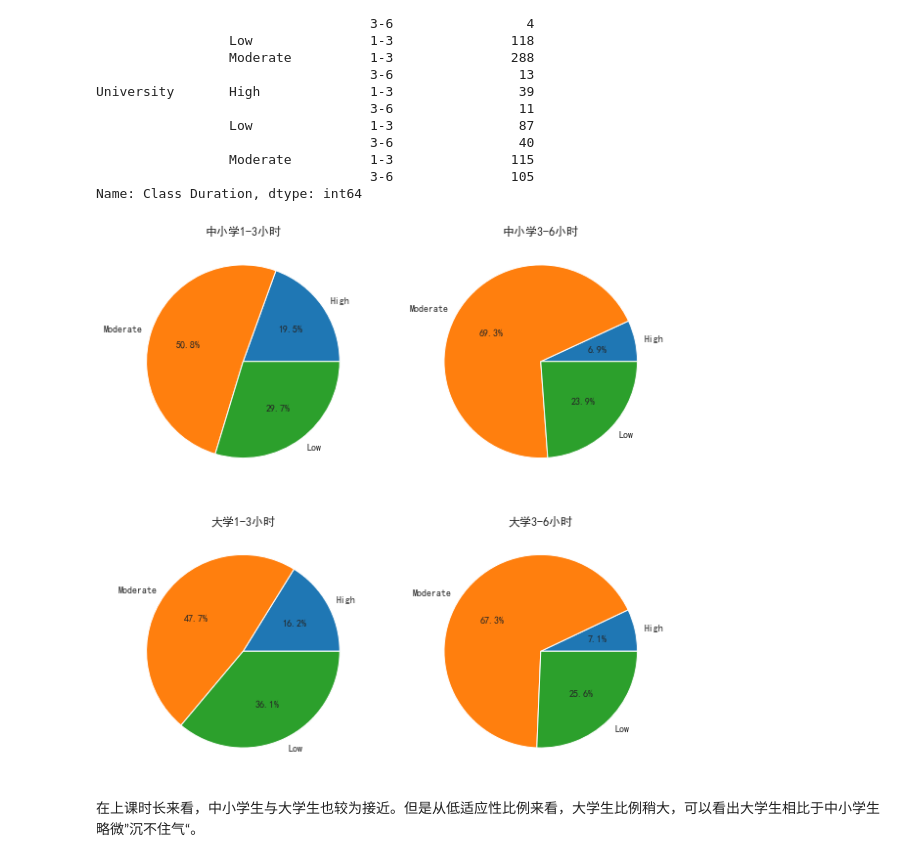
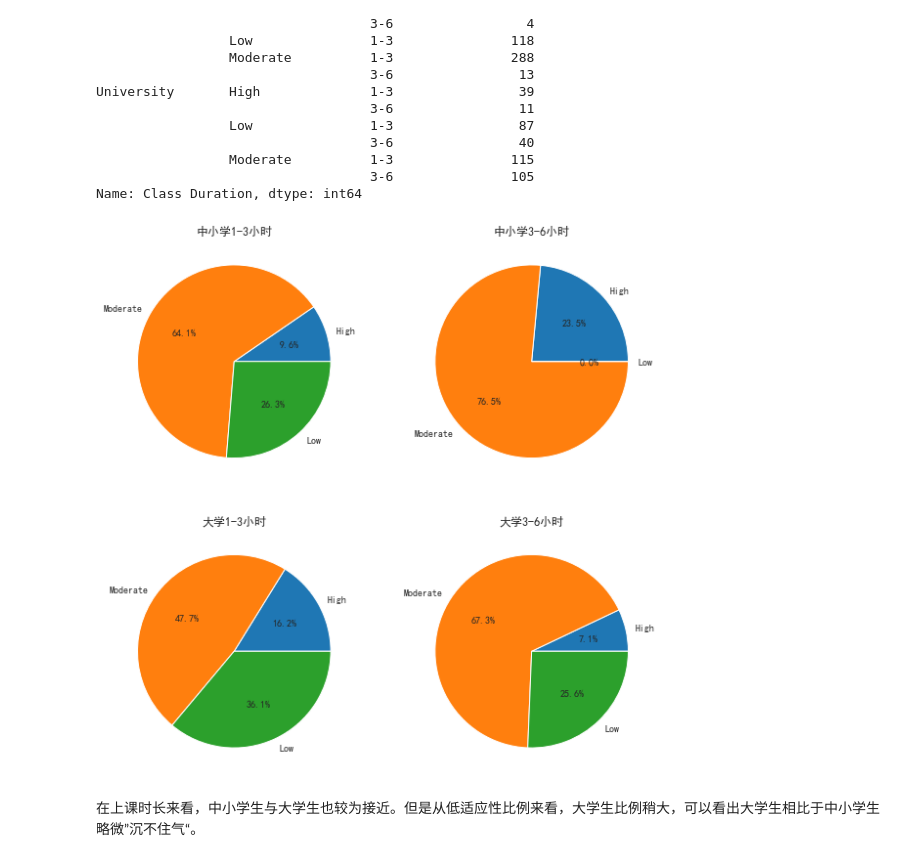
Before and after one commit to TakanashiXny/Introduction-of-DaSE, a Jupyter notebook: final/final_task.ipynb, the cells around one changed output. Cells and saved outputs as stored; diff of their text form; code cells hidden in the pictures.

```diff
--- a/final/final_task.ipynb
+++ b/final/final_task.ipynb
@@ -1747,32 +1768,32 @@ Name: Class Duration, dtype: int64
 # %%
 plt.figure(figsize=(10, 10))
 school_13 = [data9['School']['High']['1-3'], data9['School']['Moderate']['1-3'], data9['School']['Low']['1-3']]
 school_36 = [data9['School']['High']['3-6'], data9['School']['Moderate']['3-6'], 0]
 
 
 plt.subplot(221)
-plt.pie(school_wifi, labels=Order, autopct='%1.1f%%')
+plt.pie(school_13, labels=Order, autopct='%1.1f%%')
 plt.title("中小学1-3小时")
 
 plt.subplot(222)
-plt.pie(school_data, labels=Order, autopct='%1.1f%%')
+plt.pie(school_36, labels=Order, autopct='%1.1f%%')
 plt.title("中小学3-6小时")
 
 university_13 = [data9['University']['High']['1-3'], data9['University']['Moderate']['1-3'], data9['University']['Low']['1-3']]
 university_36 = [data9['University']['High']['3-6'], data9['University']['Moderate']['3-6'], data9['University']['Low']['3-6']]
 
 plt.subplot(223)
 plt.pie(university_13, labels=Order, autopct='%1.1f%%')
 plt.title("大学1-3小时")
 
 plt.subplot(224)
 plt.pie(university_36, labels=Order, autopct='%1.1f%%')
 plt.title("大学3-6小时")
 
 
 plt.show()
 # %% [output]
-[figure, old version]
+[figure, new version]
 # %% [markdown]
 在上课时长来看，中小学生与大学生也较为接近。但是从低适应性比例来看，大学生比例稍大，可以看出大学生相比于中小学生略微”沉不住气“。
 # %%
```
Also changed, not shown: parts of 3 cells of this notebook.
